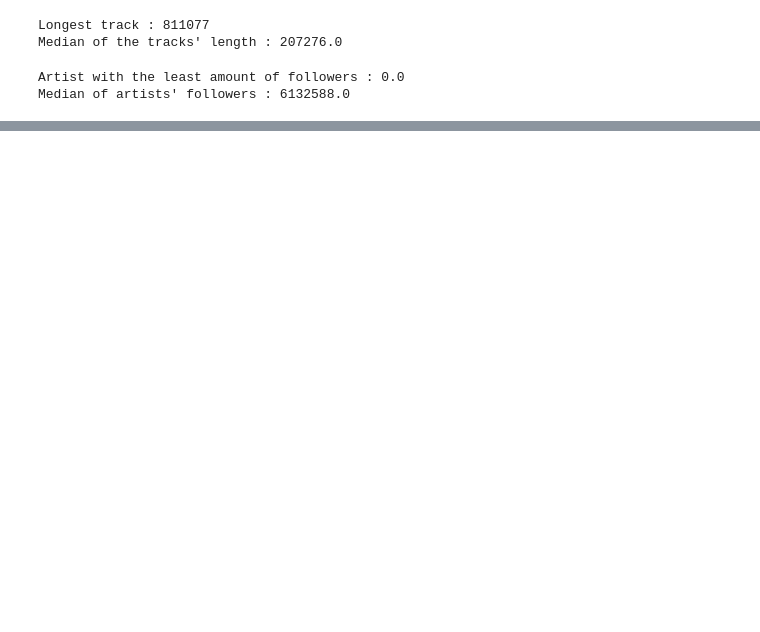
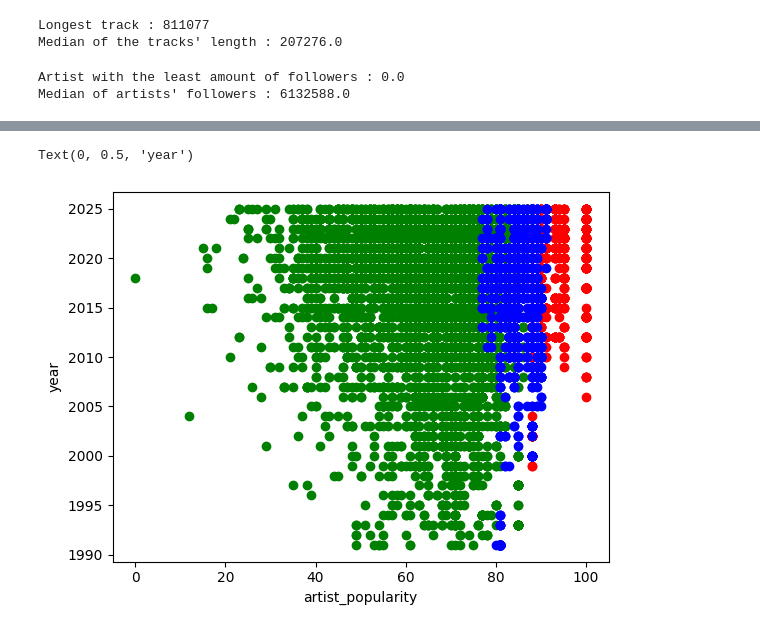
Before and after one commit to Fullbust505/SpotifyPopularityAnalysis, a Jupyter notebook: main.ipynb, the cells around one changed output, grey strips where cells are left out. Saved outputs shown, nothing was run; the diff lists cells and outputs as text; code cells hidden in the pictures; blank space fills up the shorter version.

```diff
--- a/main.ipynb
+++ b/main.ipynb
@@ -503,0 +439,10 @@ print("\nClassification Report:\n", classification_report(y_test_c, y_pred_cl))
+# %%
+plt.scatter(df1['artist_popularity'],df1['year'],color='green')
+# alpha adds the transparency on the dots so we can better determine when many points are stacked upon each others
+plt.scatter(df2['artist_popularity'],df2['year'],color='red')
+plt.scatter(df3['artist_popularity'],df3['year'],color='blue')
+plt.xlabel('artist_popularity')
+plt.ylabel('year')
+# %% [output]
+Text(0, 0.5, 'year')
+[figure, added]
```
Also changed, not shown: parts of 75 cells of this notebook.
